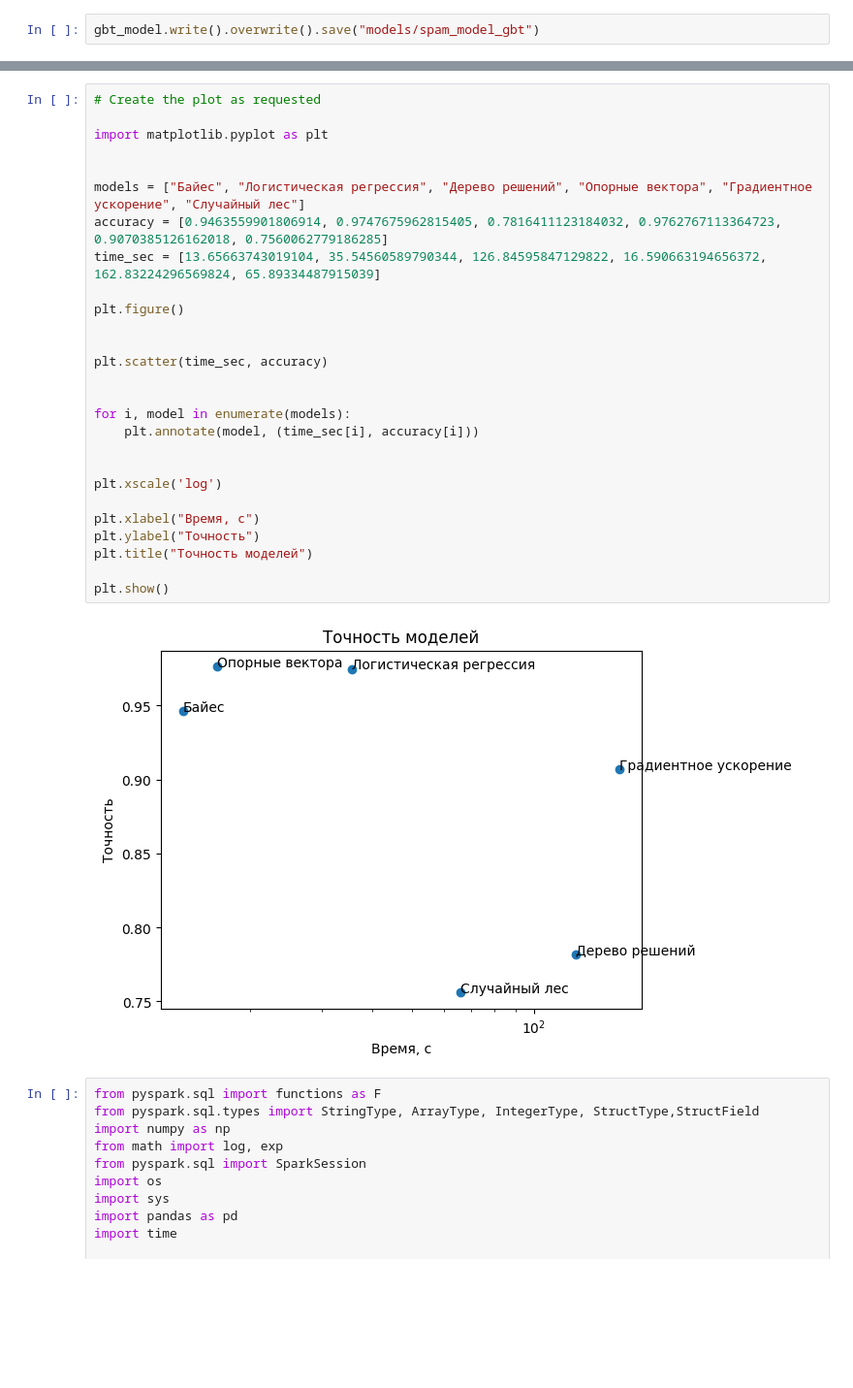
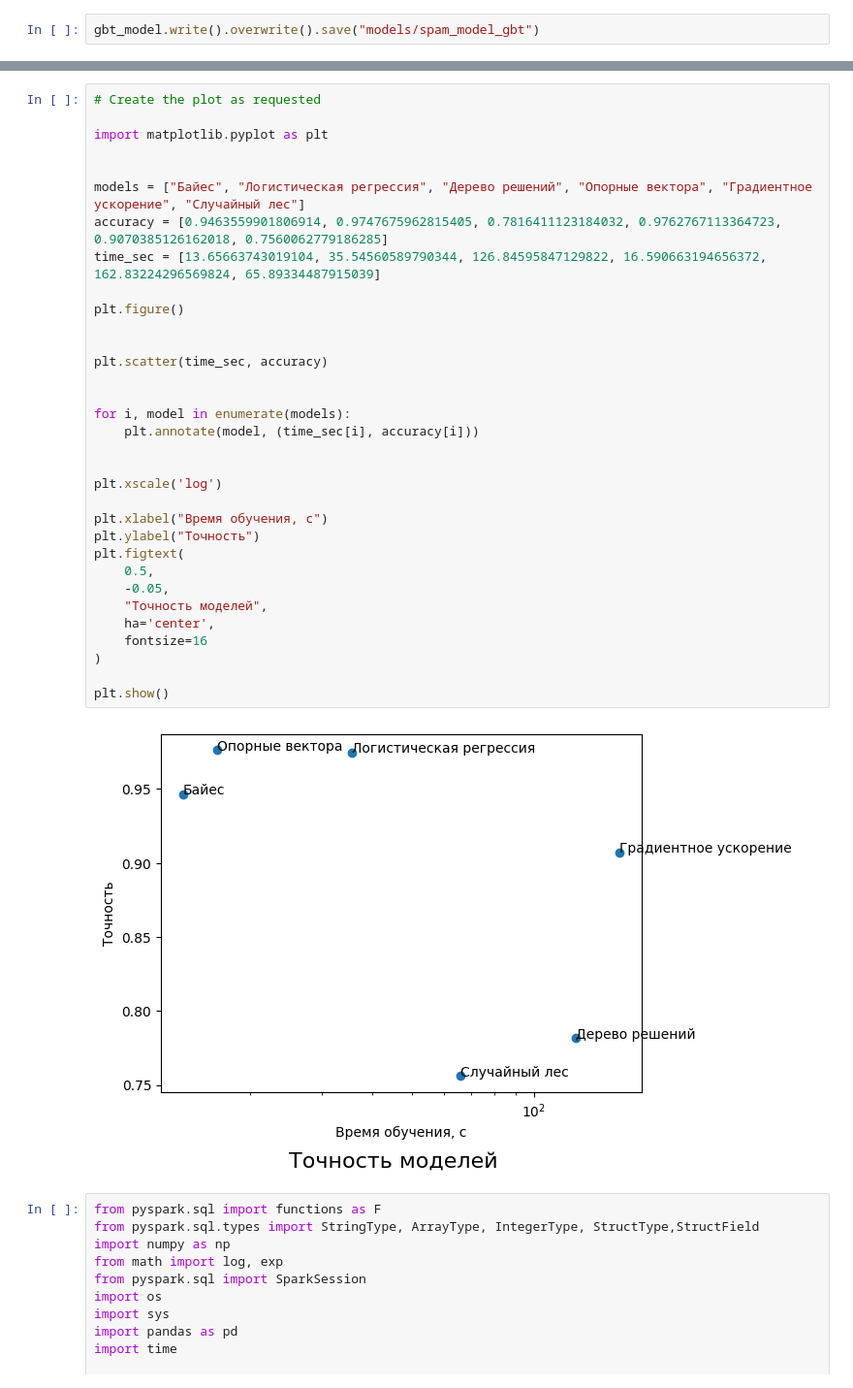
Before and after one commit to superbighuman/SpamFilter, a Jupyter notebook: SpamFilter/spam_filter/spam_ml copy 2.ipynb, the cells around one changed output, grey strips where cells are left out. Shown at 97% size. Drawn from its saved outputs; the diff is of its cells as text; blank space fills up the shorter version.

```diff
--- a/SpamFilter/spam_filter/spam_ml copy 2.ipynb
+++ b/SpamFilter/spam_filter/spam_ml copy 2.ipynb
@@ -833,32 +835,38 @@ rf_accuracy: 0.8183509992717858 time 38.65742874145508
 # %%
 # Create the plot as requested
 
 import matplotlib.pyplot as plt
 
 
 models = ["Байес", "Логистическая регрессия", "Дерево решений", "Опорные вектора", "Градиентное ускорение", "Случайный лес"]
 accuracy = [0.9463559901806914, 0.9747675962815405, 0.7816411123184032, 0.9762767113364723, 0.9070385126162018, 0.7560062779186285]
 time_sec = [13.65663743019104, 35.54560589790344, 126.84595847129822, 16.590663194656372, 162.83224296569824, 65.89334487915039]
 
 plt.figure()
 
 
 plt.scatter(time_sec, accuracy)
 
 
 for i, model in enumerate(models):
     plt.annotate(model, (time_sec[i], accuracy[i]))
 
 
 plt.xscale('log')
 
-plt.xlabel("Время, с")
+plt.xlabel("Время обучения, с")
 plt.ylabel("Точность")
-plt.title("Точность моделей")
+plt.figtext(
+    0.5,
+    -0.05,
+    "Точность моделей",
+    ha='center',
+    fontsize=16
+)
 
 plt.show()
 # %% [output]
-[figure, old version]
+[figure, new version]
 # %%
 from pyspark.sql import functions as F
 from pyspark.sql.types import StringType, ArrayType, IntegerType, StructType,StructField
```
Also changed, not shown: parts of 23 cells of this notebook.
